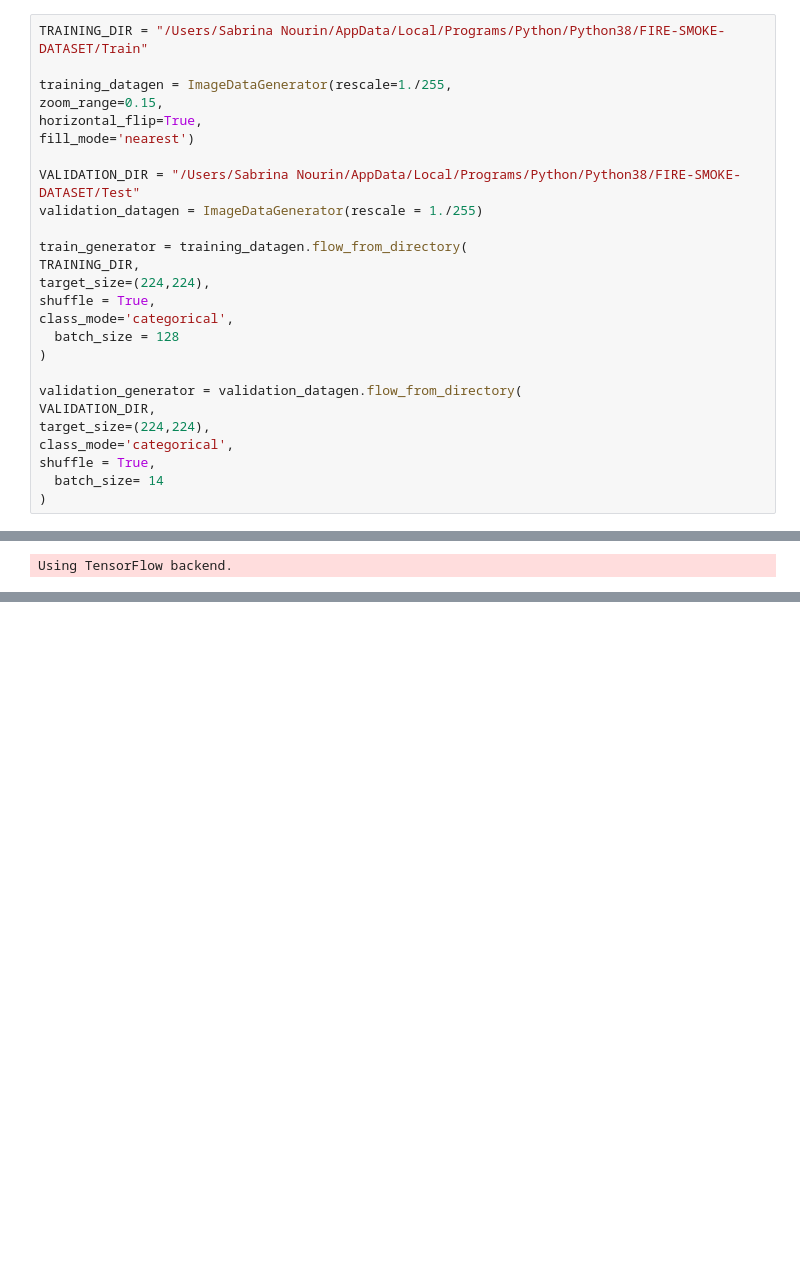
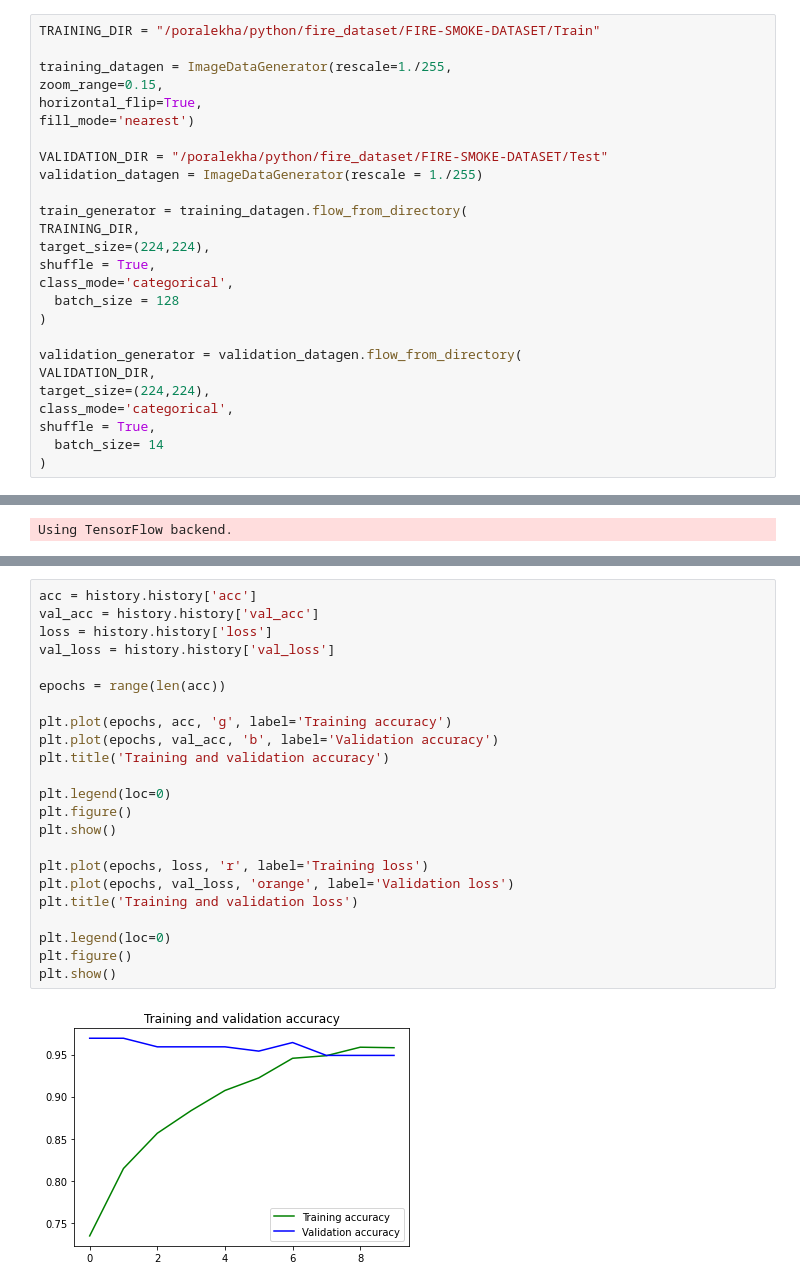
Before and after one commit to sabrina84/nasa_hackathon_cnn_image_detection-model, a Jupyter notebook: nasa_cnn.ipynb, the cells around one changed output, grey strips where cells are left out. Saved outputs shown, nothing was run; the diff lists cells and outputs as text; blank space fills up the shorter version.

```diff
--- a/nasa_cnn.ipynb
+++ b/nasa_cnn.ipynb
@@ -9,14 +9,14 @@ from keras_preprocessing import image
 from keras_preprocessing.image import ImageDataGenerator
 import shutil
 # %%
-TRAINING_DIR = "/Users/Sabrina Nourin/AppData/Local/Programs/Python/Python38/FIRE-SMOKE-DATASET/Train"
+TRAINING_DIR = "/poralekha/python/fire_dataset/FIRE-SMOKE-DATASET/Train"
 
 training_datagen = ImageDataGenerator(rescale=1./255,
 zoom_range=0.15,
 horizontal_flip=True,
 fill_mode='nearest')
 
-VALIDATION_DIR = "/Users/Sabrina Nourin/AppData/Local/Programs/Python/Python38/FIRE-SMOKE-DATASET/Test"
+VALIDATION_DIR = "/poralekha/python/fire_dataset/FIRE-SMOKE-DATASET/Test"
 validation_datagen = ImageDataGenerator(rescale = 1./255)
 
 train_generator = training_datagen.flow_from_directory(
@@ -154,0 +167,25 @@ True 0.776989
+# %%
+acc = history.history['acc']
+val_acc = history.history['val_acc']
+loss = history.history['loss']
+val_loss = history.history['val_loss']
+
+epochs = range(len(acc))
+
+plt.plot(epochs, acc, 'g', label='Training accuracy')
+plt.plot(epochs, val_acc, 'b', label='Validation accuracy')
+plt.title('Training and validation accuracy')
+
+plt.legend(loc=0)
+plt.figure()
+plt.show()
+
+plt.plot(epochs, loss, 'r', label='Training loss')
+plt.plot(epochs, val_loss, 'orange', label='Validation loss')
+plt.title('Training and validation loss')
+
+plt.legend(loc=0)
+plt.figure()
+plt.show()
+# %% [output]
+[figure, added]
```
Also changed, not shown: parts of 6 cells of this notebook.
